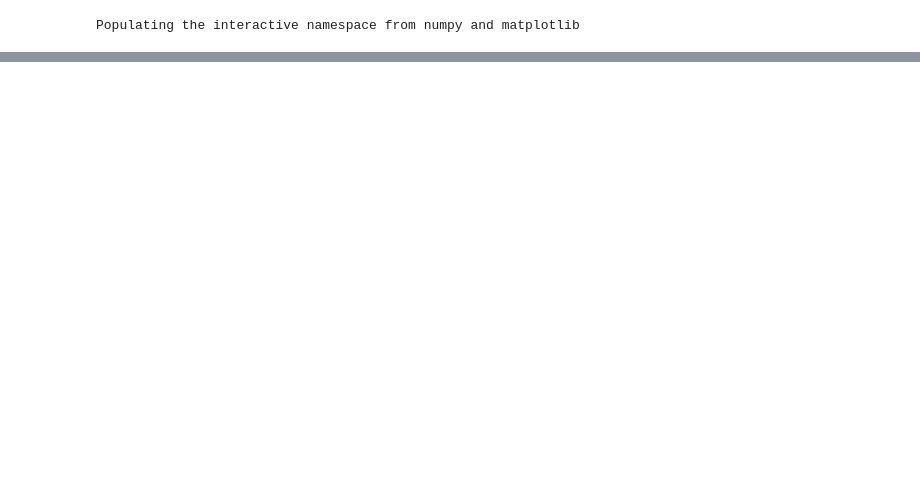
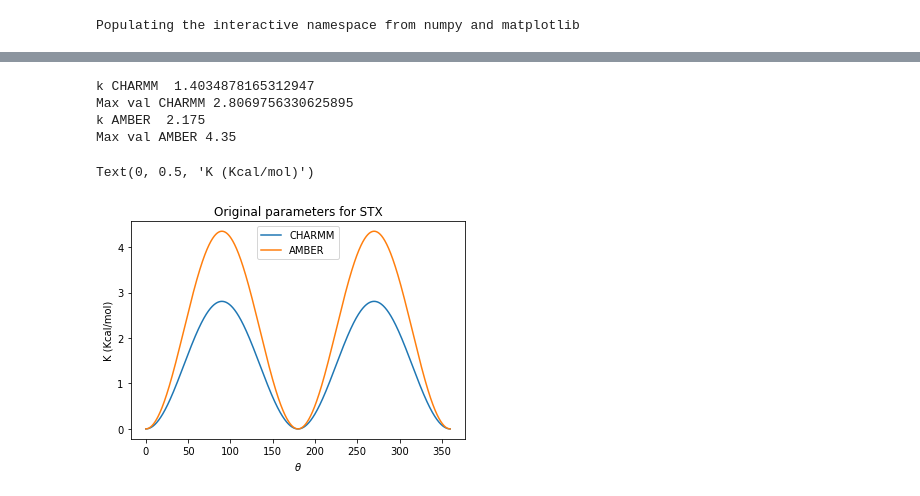
Before and after one commit to jerck1/FFParams, a Jupyter notebook: GeneralCalculations.ipynb, the cells around one changed output, grey strips where cells are left out. Saved outputs shown, nothing was run; the diff lists cells and outputs as text; code cells hidden in the pictures; blank space fills up the shorter version.

```diff
--- a/GeneralCalculations.ipynb
+++ b/GeneralCalculations.ipynb
@@ -125,0 +28,31 @@ dieh_plot(thetha,-11.6995,1.9437,1.5344,"B3LYP-27Conf" )
+# %%
+def dieh_CHARM(theta,phi,n,k):
+    dihedral_CHARM = k*(1+np.cos((n*theta-phi)*np.pi/180))
+    print("k CHARMM ", k)
+    print("Max val CHARMM", max(dihedral_CHARM))
+    plt.plot(thetha,dihedral_CHARM,label="CHARMM")
+    plt.grid()
+    #return deihdral
+def dieh_AMBER(theta,phi,n,k):
+    dihedral_AMBER = k*(1+np.cos((n*theta-phi)*np.pi/180))
+    print("k AMBER ", k)
+    print("Max val AMBER",max(dihedral_AMBER))
+    plt.plot(thetha,dihedral_AMBER,label="AMBER")
+    plt,legend()
+    plt.grid()
+
+thetha= np.arange(0,360,0.1)
+dieh_CHARM(thetha,180,2,(5.875/4.186))
+## amber frcmod X-X-X-X 4(divider) 8.7(barrier) 180 (phase) 2(multiplicity)
+## k = (barrier/divider)
+dieh_AMBER(thetha,180,2,(8.7/4))
+plt.title("Original parameters for STX")
+plt.xlabel(r'$\theta$')
+plt.ylabel("K (Kcal/mol)")
+# %% [output]
+k CHARMM  1.4034878165312947
+Max val CHARMM 2.8069756330625895
+k AMBER  2.175
+Max val AMBER 4.35
+Text(0, 0.5, 'K (Kcal/mol)')
+[figure, added]
```
Also changed, not shown: parts of 42 cells of this notebook, 6 other files.
